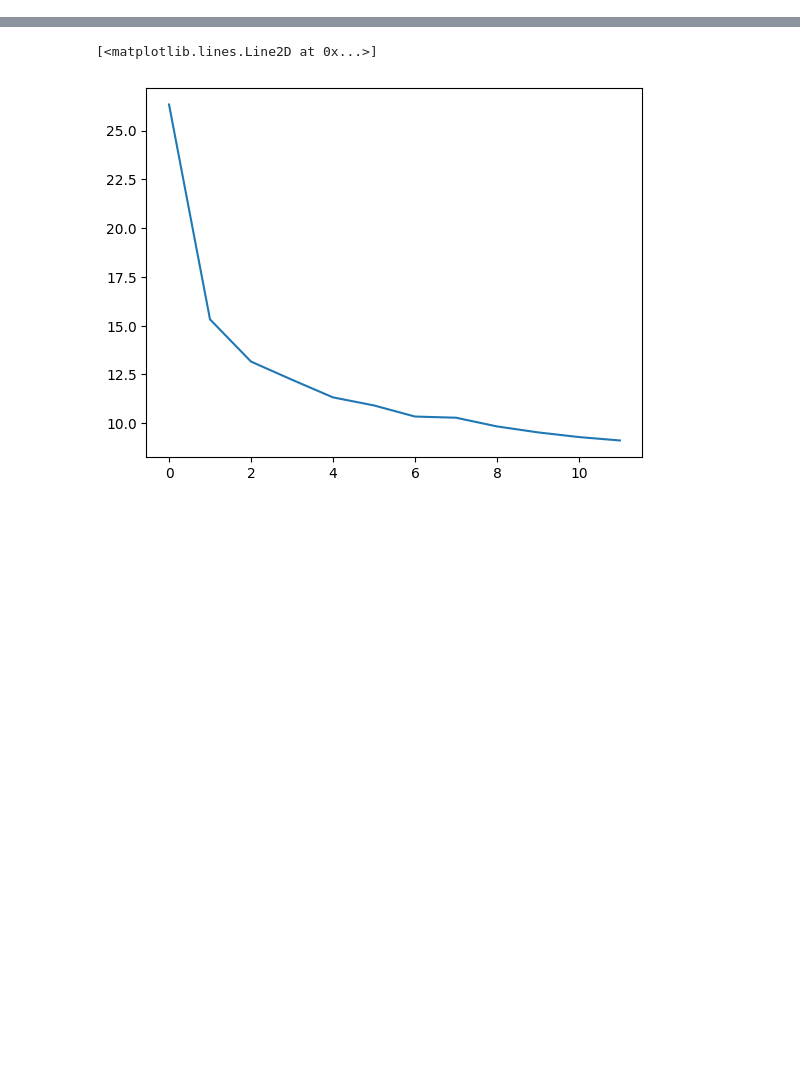
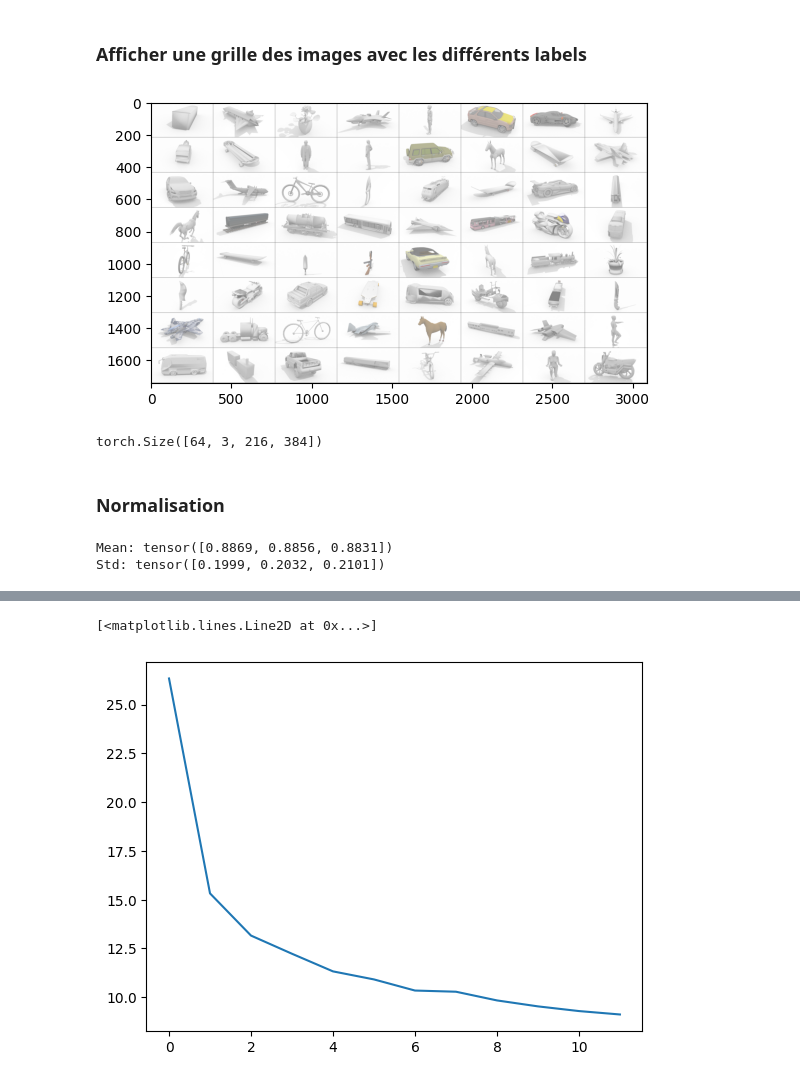
Before and after one commit to Stenaxo/RL_online_transfer, a Jupyter notebook: classification_linéaire.ipynb, the cells around one changed output, grey strips where cells are left out. Saved outputs shown, nothing was run; the diff lists cells and outputs as text; code cells hidden in the pictures; blank space fills up the shorter version.

```diff
--- a/classification_linéaire.ipynb
+++ b/classification_linéaire.ipynb
@@ -26,0 +74,20 @@ plt.imshow(img.permute(1, 2, 0).numpy())
+# %%
+with open("train/image_list.txt", 'r') as f:
+    lines = f.readlines()
+
+# Créer des listes pour stocker les chemins d'image et les étiquettes
+image_paths = []
+labels = []
+
+# Parcourir chaque ligne du fichier texte et extraire les informations
+for line in lines:
+    line = line.strip().split(' ')
+    image_paths.append("train/" + line[0])
+    labels.append(int(line[1]))
+
+# Appliquer les transformations d'image si nécessaire
+transform = transforms.Compose([
+    AlphaChannelRemoval(),
+    ResizeWithBackground((384,216)),
+    transforms.ToTensor()
+])
@@ -26,0 +129,46 @@ plt.imshow(img.permute(1, 2, 0).numpy())
+# %% [markdown]
+### Afficher une grille des images avec les différents labels
+# %%
+def imshow(img):
+  img = img / 2 + 0.5
+  npimg = img.numpy()
+  plt.imshow(np.transpose(npimg, (1, 2, 0))) #Cette ligne utilise la fonction plt.imshow de Matplotlib pour afficher
+  #l'image. np.transpose(npimg, (1, 2, 0)) transpose les dimensions de l'array NumPy npimg
+  #pour qu'elles correspondent au format attendu par imshow (largeur x hauteur x canaux).
+  plt.show()
+# Charger le premier batch d'images et d'étiquettes
+images, labels = next(iter(trainloader))
+
+# Afficher la grille des images
+imshow(torchvision.utils.make_grid(images))
+print(images.size())
+# %% [output]
+[figure, added]
+torch.Size([64, 3, 216, 384])
+# %% [markdown]
+### Normalisation
+# %%
+mean_accumulator = 0.0
+std_accumulator = 0.0
+total_batches = 0
+
+for images, _ in trainloader:
+
+    # Calculer les valeurs moyennes et les écarts types pour le batch courant
+    batch_mean = torch.mean(images, dim=(0, 2, 3))
+    batch_std = torch.std(images, dim=(0, 2, 3))
+
+    # Accumuler les statistiques pour tous les batches
+    mean_accumulator += batch_mean
+    std_accumulator += batch_std
+    total_batches += 1
+
+# Calculer les moyennes et les écarts types globaux
+mean = mean_accumulator / total_batches
+std = std_accumulator / total_batches
+
+print("Mean:", mean)
+print("Std:", std)
+# %% [output]
+Mean: tensor([0.8869, 0.8856, 0.8831])
+Std: tensor([0.1999, 0.2032, 0.2101])
```
Also changed, not shown: parts of 41 cells of this notebook, 2 other files.
